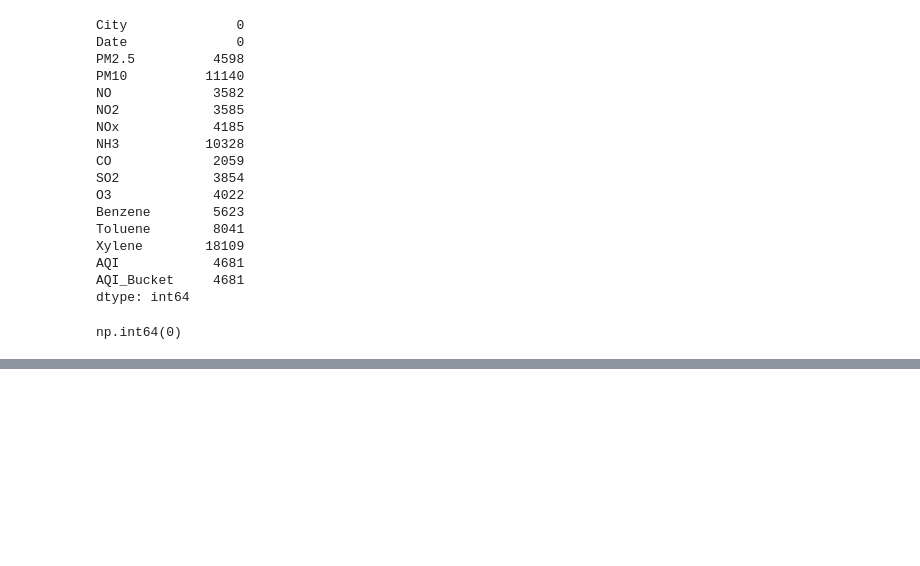
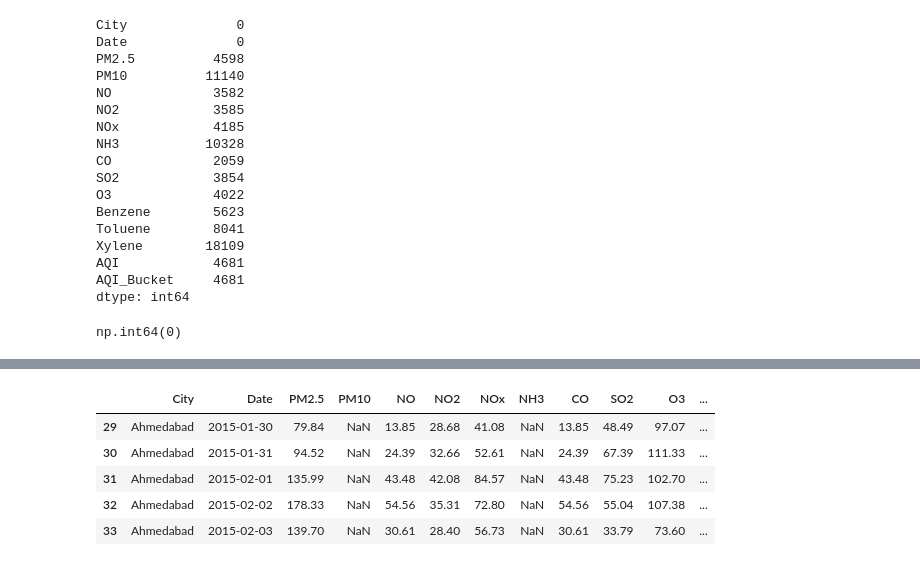
Before and after one commit to nikunjdixit-ai/-Air-AQI-Prediction, a Jupyter notebook: notebook/aqi_pipeline.ipynb, the cells around one changed output, grey strips where cells are left out. Saved outputs shown, nothing was run; the diff lists cells and outputs as text; code cells hidden in the pictures; blank space fills up the shorter version.

```diff
--- a/notebook/aqi_pipeline.ipynb
+++ b/notebook/aqi_pipeline.ipynb
@@ -138,0 +172,11 @@ df.to_csv("../data/processed/city_day_cleaned.csv", index=False)
+# %%
+high_aqi = df[df["AQI"] > 300]
+
+high_aqi.head()
+# %% [output]
+|  | City | Date | PM2.5 | PM10 | NO | NO2 | NOx | NH3 | CO | SO2 | O3 | ... |
+| 29 | Ahmedabad | 2015-01-30 | 79.84 | NaN | 13.85 | 28.68 | 41.08 | NaN | 13.85 | 48.49 | 97.07 | ... |
+| 30 | Ahmedabad | 2015-01-31 | 94.52 | NaN | 24.39 | 32.66 | 52.61 | NaN | 24.39 | 67.39 | 111.33 | ... |
+| 31 | Ahmedabad | 2015-02-01 | 135.99 | NaN | 43.48 | 42.08 | 84.57 | NaN | 43.48 | 75.23 | 102.70 | ... |
+| 32 | Ahmedabad | 2015-02-02 | 178.33 | NaN | 54.56 | 35.31 | 72.80 | NaN | 54.56 | 55.04 | 107.38 | ... |
+| 33 | Ahmedabad | 2015-02-03 | 139.70 | NaN | 30.61 | 28.40 | 56.73 | NaN | 30.61 | 33.79 | 73.60 | ... |
```
Also changed, not shown: parts of 9 cells of this notebook.
